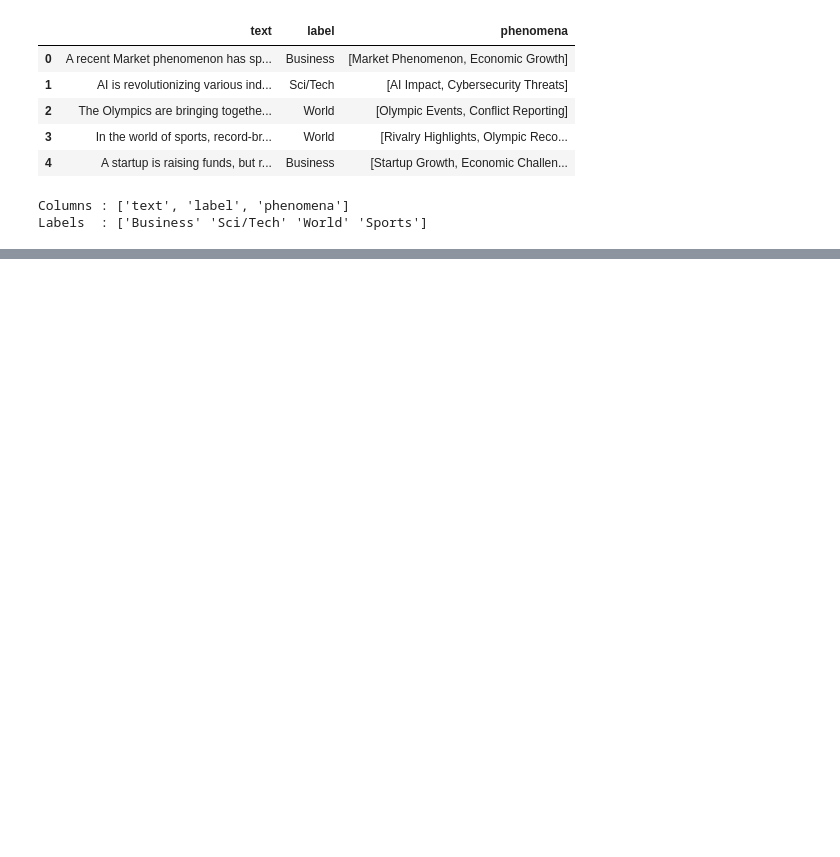
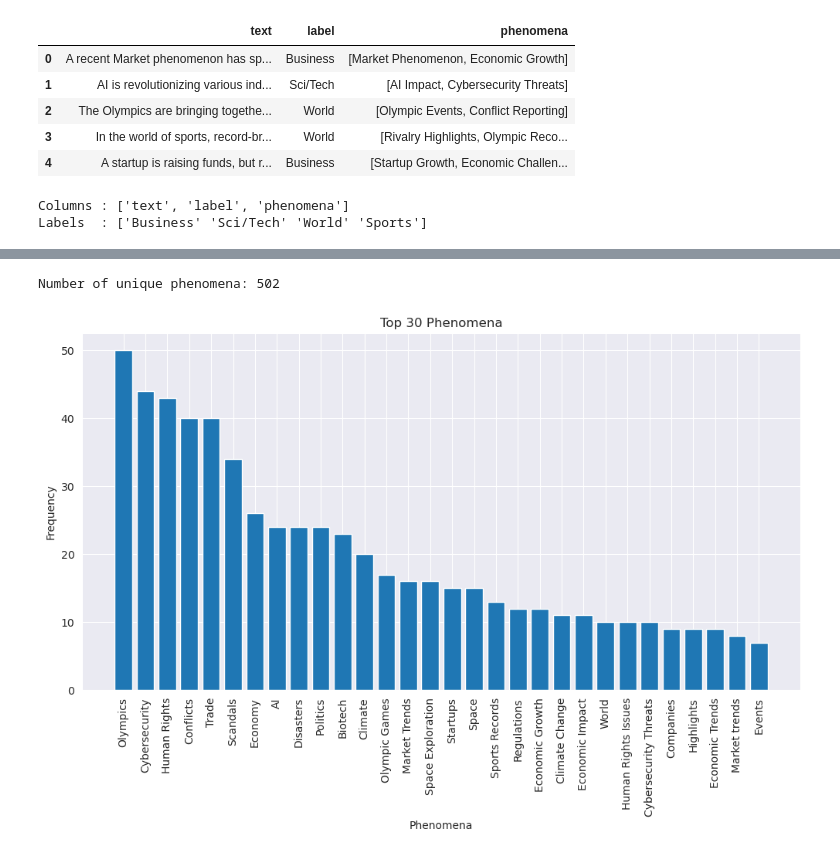
Before and after one commit to AlessandroGhiotto/thesis-nlp, a Jupyter notebook: src/agnews/look_synthetic_data.ipynb, the cells around one changed output, grey strips where cells are left out. Saved outputs shown, nothing was run; the diff lists cells and outputs as text; code cells hidden in the pictures; blank space fills up the shorter version.

```diff
--- a/src/agnews/look_synthetic_data.ipynb
+++ b/src/agnews/look_synthetic_data.ipynb
@@ -96,0 +121,20 @@ Number of unique phenomena: 444
+# %%
+# Extract all phenomena into a single list
+all_phenomena = [phenomenon for sublist in df_targeted['phenomena'] for phenomenon in sublist]
+phenomena_counts = Counter(all_phenomena)
+print(f"Number of unique phenomena: {len(phenomena_counts)}")
+
+# plot top n phenomena
+n = 30
+top_phenomena = phenomena_counts.most_common(n)
+
+plt.figure(figsize=(12, 6))
+plt.bar([phenomenon for phenomenon, count in top_phenomena], [count for phenomenon, count in top_phenomena])
+plt.xlabel('Phenomena')
+plt.ylabel('Frequency')
+plt.title(f'Top {n} Phenomena')
+plt.xticks(rotation=90)
+plt.show()
+# %% [output]
+Number of unique phenomena: 502
+[figure, added]
```
Also changed, not shown: parts of 6 cells of this notebook, 6 other files.
